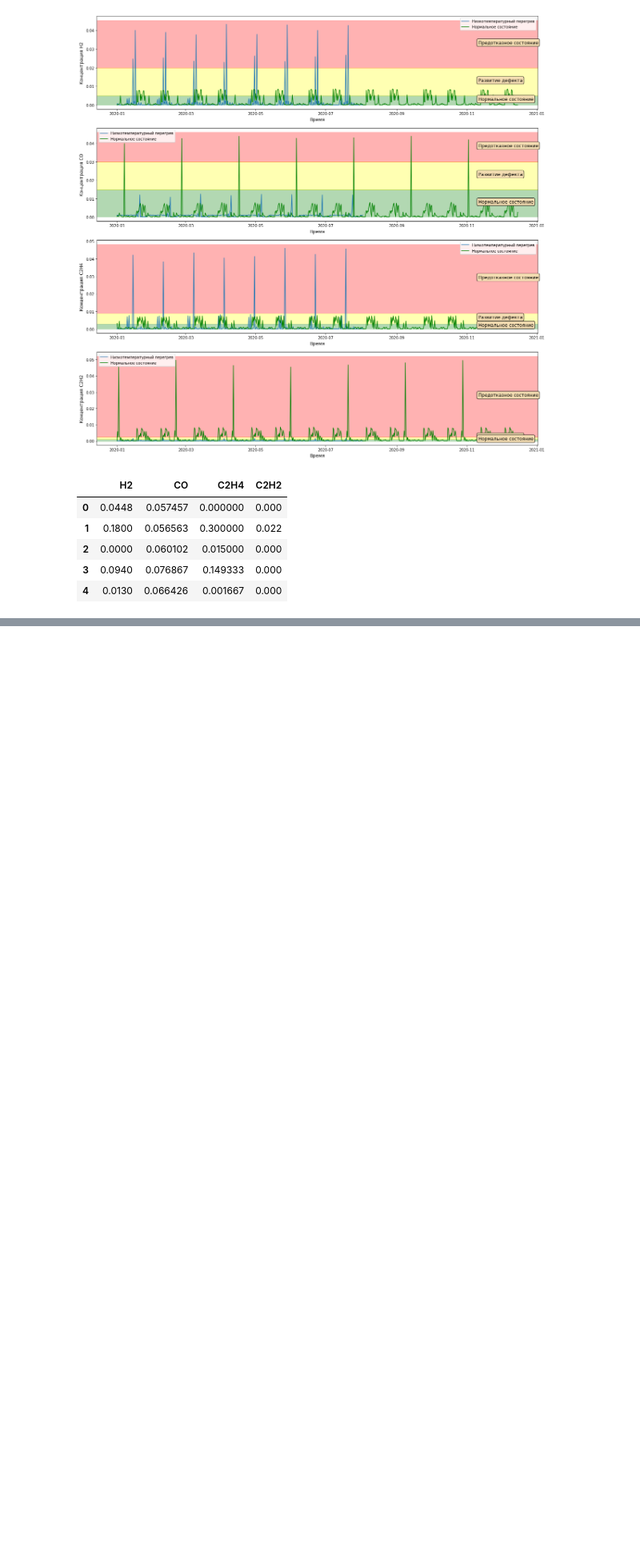
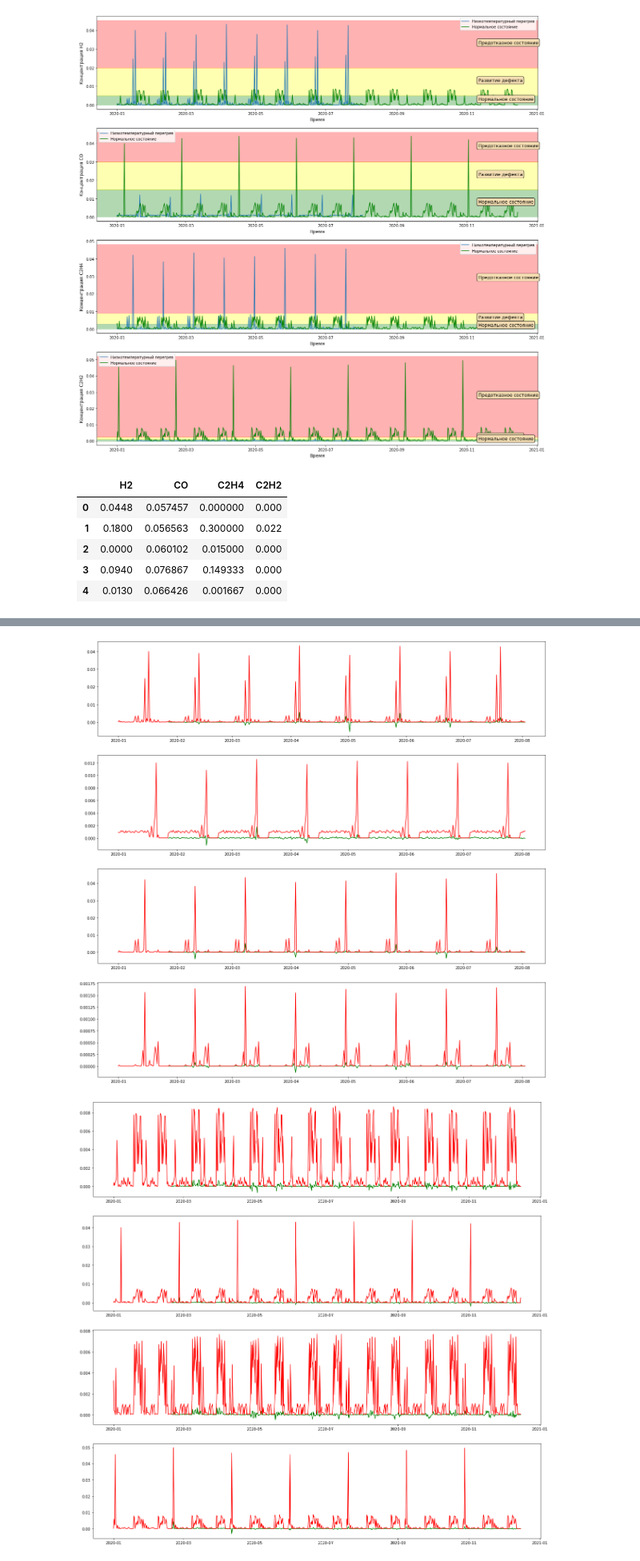
Before and after one commit to KhubbatulinMark/transformer, a Jupyter notebook: defect.ipynb, the cells around one changed output, grey strips where cells are left out. Shown: that part at 80% size. Cells and saved outputs as stored; diff of their text form; code cells hidden in the pictures; blank space fills up the shorter version.

Commit message:
v 0.1 corr

```diff
--- a/defect.ipynb
+++ b/defect.ipynb
@@ -89,0 +92,25 @@ df_relative_conc.head()
+# %%
+fig, ax = plt.subplots(4, 1, figsize=(21, 21))
+props = dict(boxstyle='round', facecolor='wheat', alpha=1)
+
+for i, gas in zip(range(0, 4), ['H2', 'CO', 'C2H4', 'C2H2']):
+    corr=np.correlate(data_lto[gas],data_lto[gas],'same')
+    delay_1,delay_2 = data_lto['datetime'].index[np.argsort(-corr)[0]],data_lto['datetime'].index[np.argsort(-corr)[1]]
+    time_shift=np.abs(data_lto['datetime'][delay_2]-data_lto['datetime'][delay_1])
+    print(time_shift)
+    findlay=np.abs(delay_2-delay_1)
+    ax[i].plot(data_lto['datetime'], data_lto[gas].diff(findlay), label='Нормальное состояние', color='green')
+#     ax[i].plot(data_normal['datetime'], np.correlate(data_normal[gas],data_normal[gas],'same'), label='Нормальное состояние', color='blue')
+    ax[i].plot(data_lto['datetime'], data_lto[gas], label='Нормальное состояние', color='red')
+fig, ax = plt.subplots(4, 1, figsize=(21, 21))
+props = dict(boxstyle='round', facecolor='wheat', alpha=1)
+for i, gas in zip(range(0, 4), ['H2', 'CO', 'C2H4', 'C2H2']):
+    corr=np.correlate(data_normal[gas],data_normal[gas],'same')
+    delay_1,delay_2 = data_normal['datetime'].index[np.argsort(-corr)[0]],data_normal['datetime'].index[np.argsort(-corr)[1]]
+    time_shift=np.abs(data_normal['datetime'][delay_2]-data_normal['datetime'][delay_1])
+    print(time_shift)
+    findlay=np.abs(delay_2-delay_1)
+    ax[i].plot(data_normal['datetime'], data_normal[gas].diff(findlay), label='Нормальное состояние', color='green')
+#     ax[i].plot(data_normal['datetime'], np.correlate(data_normal[gas],data_normal[gas],'same'), label='Нормальное состояние', color='blue')
+    ax[i].plot(data_normal['datetime'], data_normal[gas], label='Нормальное состояние', color='red')
+# %% [output]
@@ -89,0 +125,2 @@ df_relative_conc.head()
+[figure, added]
+[figure, added]
```
Also changed, not shown: parts of 5 cells of this notebook.
